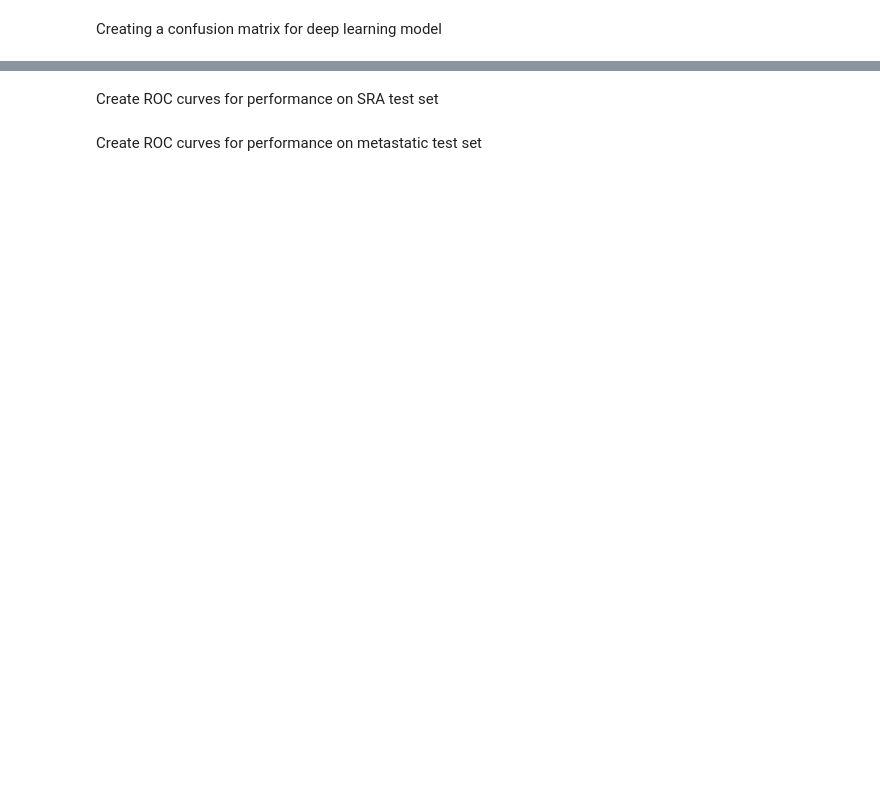
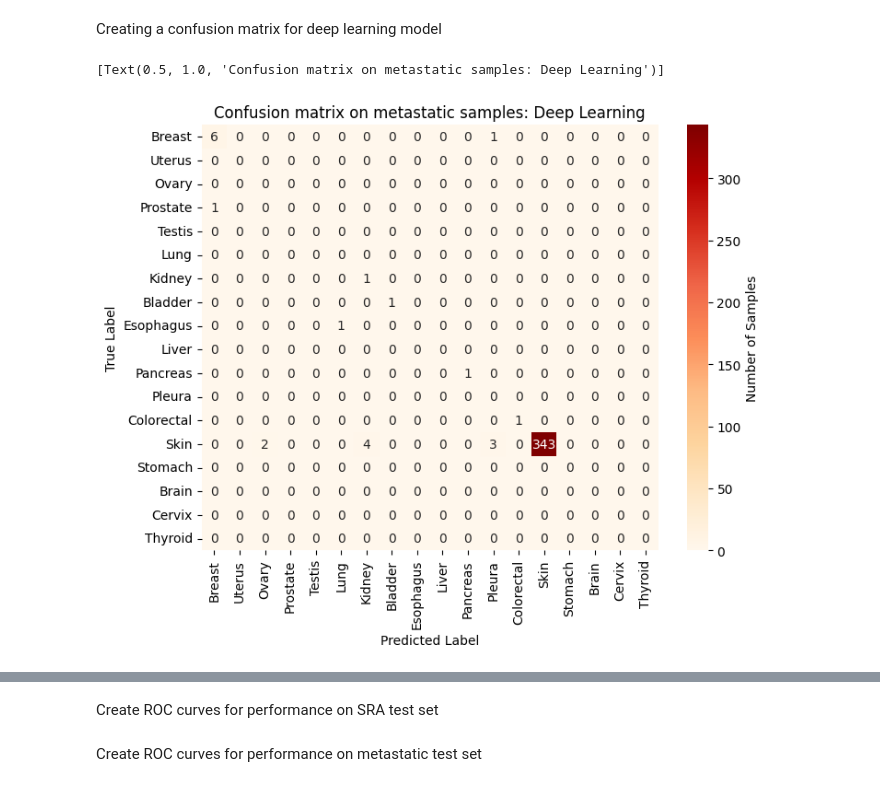
Before and after one commit to Anisha234/Identifying-Tissue-of-Origin-From-miRNA, a Jupyter notebook: miRNA_model_training_eval.ipynb, the cells around one changed output, grey strips where cells are left out. Drawn from its saved outputs; the diff is of its cells as text; code cells hidden in the pictures; blank space fills up the shorter version.

```diff
--- a/miRNA_model_training_eval.ipynb
+++ b/miRNA_model_training_eval.ipynb
@@ -510,7 +534,7 @@ model.train()
 
 #TRAINING
 batch_size=32
-for k in range(0,10):
+for k in range(0,50):
   loss_lst = [] #stores average losses per batch
   perm=torch.randperm(X_train_tensor.size()[0])
   X_train_tensor=X_train_tensor[perm,:]
@@ -582,6 +626,17 @@ print(' max validation accuracy ', max_acc_valid)
 
 
 Creating a confusion matrix for deep learning model
+# %%
+conf_matrix = confusion_matrix(y_metastatic_tensor, output_metastatic,labels=list(range(len(disease_labels))))
+fig, ax = plt.subplots(figsize=(8,6), dpi=100)
+sns.heatmap(conf_matrix, linewidths=0, annot = True, cmap = "OrRd", xticklabels=disease_labels,
+              yticklabels=disease_labels, fmt="d",cbar_kws={'label':'Number of Samples'})
+ax.set(xlabel="Predicted Label")
+ax.set(ylabel="True Label")
+ax.set(title='Confusion matrix on metastatic samples: Deep Learning')
+# %% [output]
+[Text(0.5, 1.0, 'Confusion matrix on metastatic samples: Deep Learning')]
+[figure, added]
 # %%
 import matplotlib.pyplot as plt
 from sklearn.metrics import confusion_matrix
```
Also changed, not shown: parts of 7 cells of this notebook.
